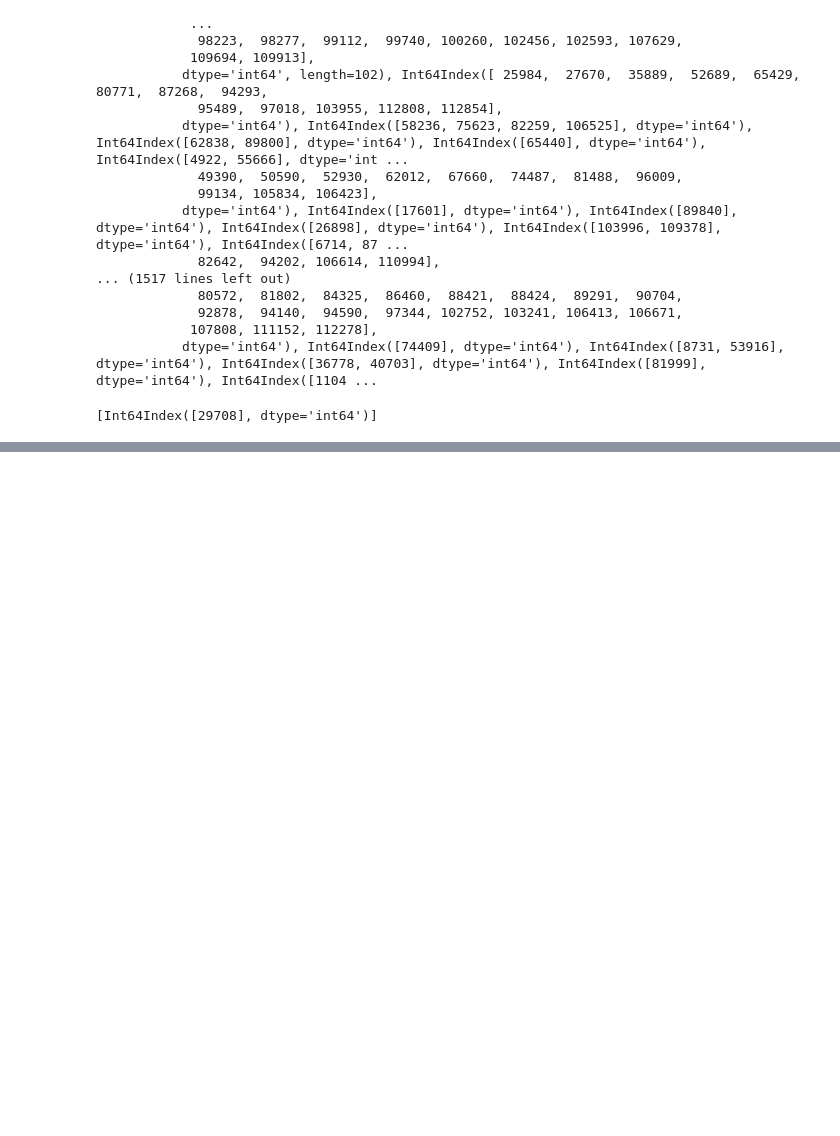
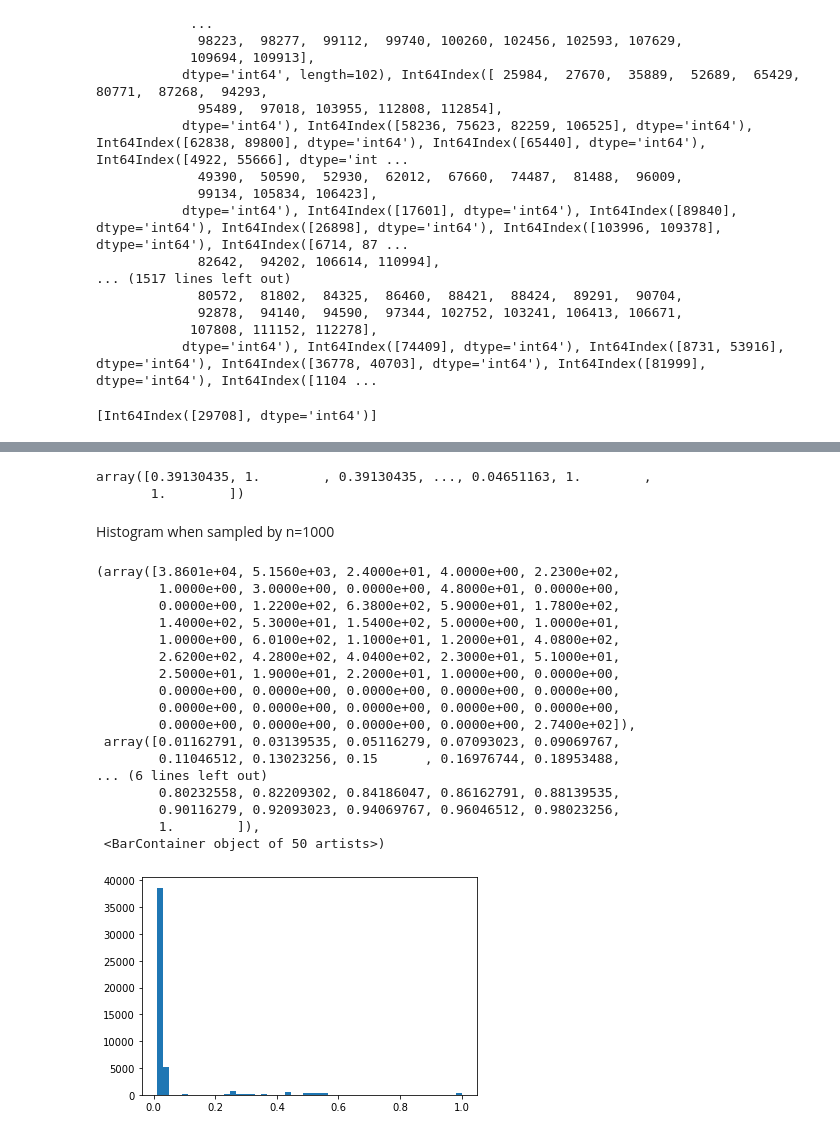
Before and after one commit to RoseYuan/BCR_Clone_Identification, a Jupyter notebook: Scripts/Alignment-based.ipynb, the cells around one changed output, grey strips where cells are left out. Saved outputs shown, nothing was run; the diff lists cells and outputs as text; code cells hidden in the pictures; blank space fills up the shorter version.

```diff
--- a/Scripts/Alignment-based.ipynb
+++ b/Scripts/Alignment-based.ipynb
@@ -75,0 +498,32 @@ singletons
+# %%
+dsds
+# %% [output]
+array([0.39130435, 1.        , 0.39130435, ..., 0.04651163, 1.        ,
+       1.        ])
+# %% [markdown]
+Histogram when sampled by n=1000
+# %%
+dsds = np.array([])
+for ds in df_summary["d to nearest"].values:
+    dsds = np.concatenate((dsds,ds))
+# %%
+plt.hist(dsds,bins=50)
+# %% [output]
+(array([3.8601e+04, 5.1560e+03, 2.4000e+01, 4.0000e+00, 2.2300e+02,
+        1.0000e+00, 3.0000e+00, 0.0000e+00, 4.8000e+01, 0.0000e+00,
+        0.0000e+00, 1.2200e+02, 6.3800e+02, 5.9000e+01, 1.7800e+02,
+        1.4000e+02, 5.3000e+01, 1.5400e+02, 5.0000e+00, 1.0000e+01,
+        1.0000e+00, 6.0100e+02, 1.1000e+01, 1.2000e+01, 4.0800e+02,
+        2.6200e+02, 4.2800e+02, 4.0400e+02, 2.3000e+01, 5.1000e+01,
+        2.5000e+01, 1.9000e+01, 2.2000e+01, 1.0000e+00, 0.0000e+00,
+        0.0000e+00, 0.0000e+00, 0.0000e+00, 0.0000e+00, 0.0000e+00,
+        0.0000e+00, 0.0000e+00, 0.0000e+00, 0.0000e+00, 0.0000e+00,
+        0.0000e+00, 0.0000e+00, 0.0000e+00, 0.0000e+00, 2.7400e+02]),
+ array([0.01162791, 0.03139535, 0.05116279, 0.07093023, 0.09069767,
+        0.11046512, 0.13023256, 0.15      , 0.16976744, 0.18953488,
+... (6 lines left out)
+        0.80232558, 0.82209302, 0.84186047, 0.86162791, 0.88139535,
+        0.90116279, 0.92093023, 0.94069767, 0.96046512, 0.98023256,
+        1.        ]),
+ <BarContainer object of 50 artists>)
+[figure, added]
```
Also changed, not shown: parts of 62 cells of this notebook, 4 other files.
